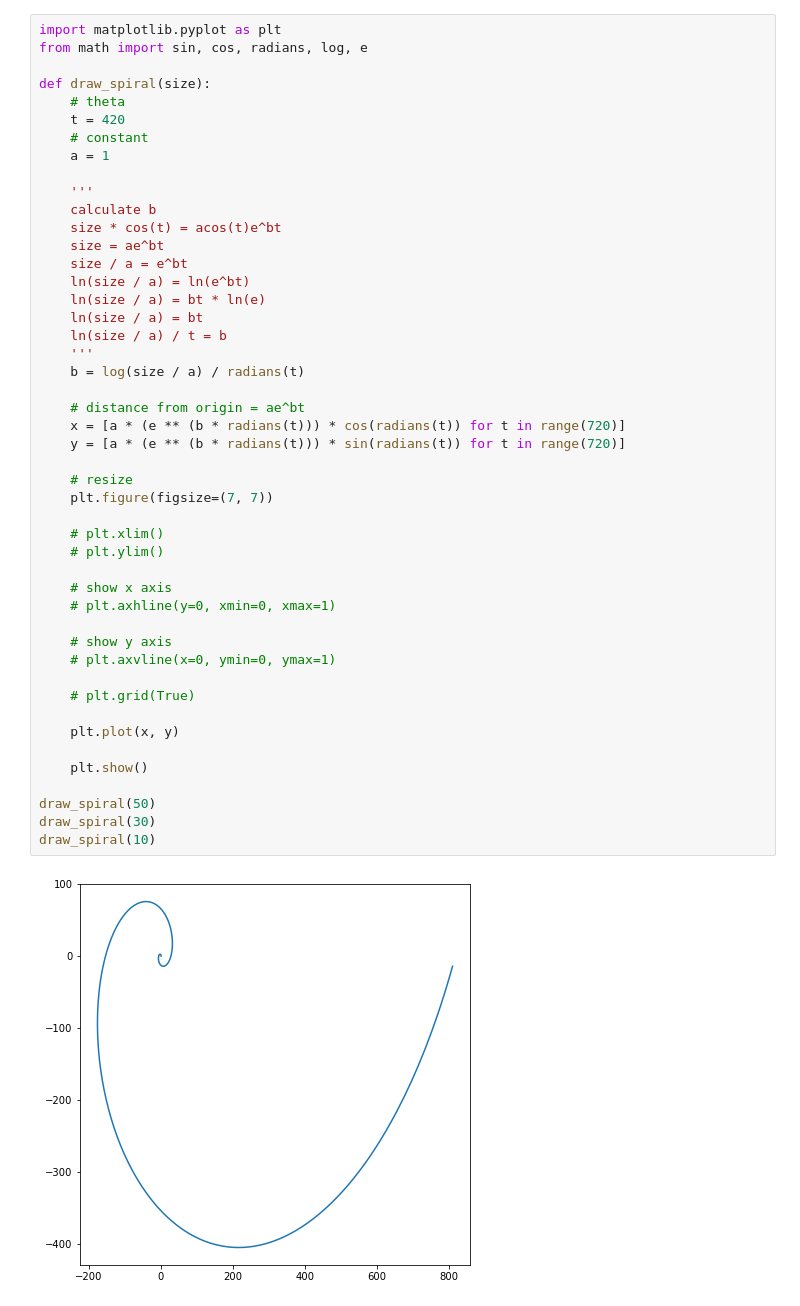
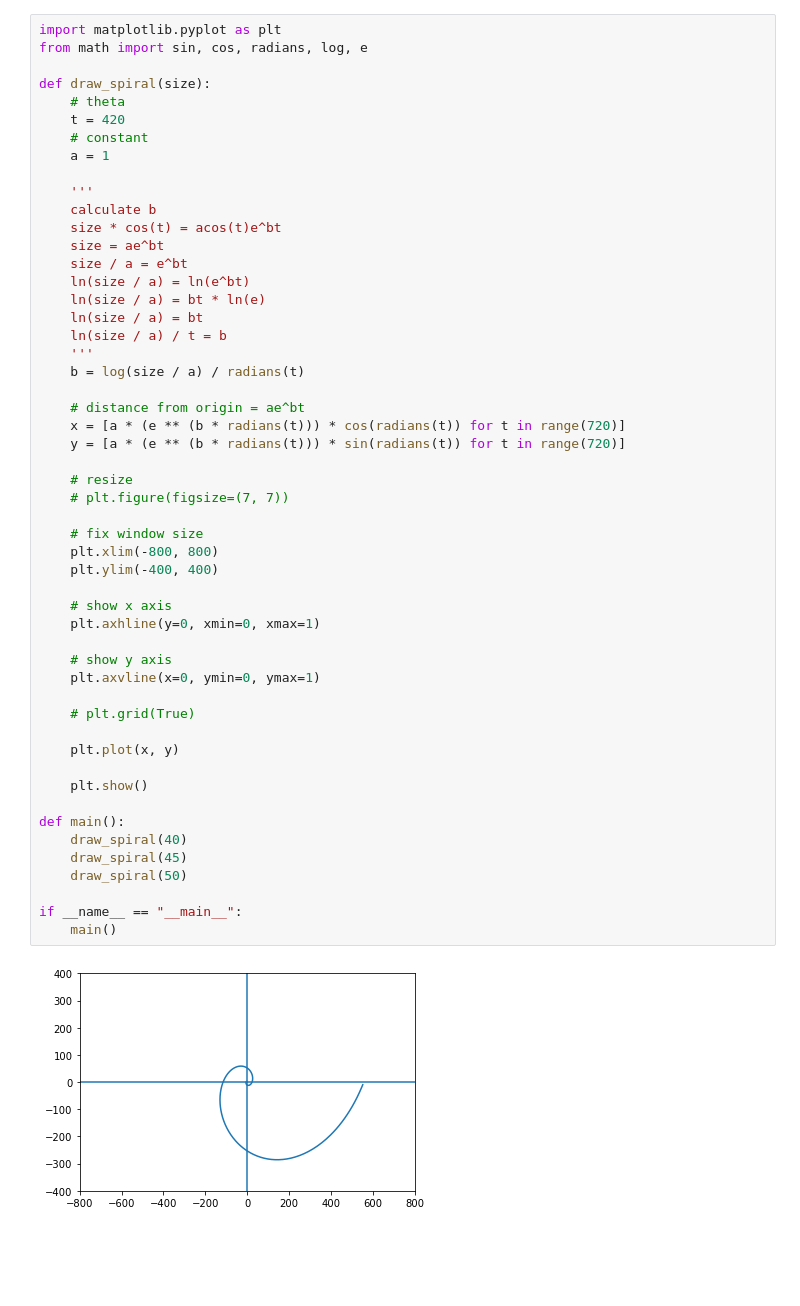
Before and after one commit to michaelkirschbaum/spiral, a Jupyter notebook: spiral.ipynb, the cells around one changed output. Cells and saved outputs as stored; diff of their text form; blank space fills up the shorter version.

Commit message:
add main

```diff
--- a/spiral.ipynb
+++ b/spiral.ipynb
@@ -11,39 +11,44 @@ def draw_spiral(size):
     '''
     calculate b
     size * cos(t) = acos(t)e^bt
     size = ae^bt
     size / a = e^bt
     ln(size / a) = ln(e^bt)
     ln(size / a) = bt * ln(e)
     ln(size / a) = bt
     ln(size / a) / t = b
     '''
     b = log(size / a) / radians(t)
 
     # distance from origin = ae^bt
     x = [a * (e ** (b * radians(t))) * cos(radians(t)) for t in range(720)]
     y = [a * (e ** (b * radians(t))) * sin(radians(t)) for t in range(720)]
 
     # resize
-    plt.figure(figsize=(7, 7))
+    # plt.figure(figsize=(7, 7))
 
-    # plt.xlim()
-    # plt.ylim()
+    # fix window size
+    plt.xlim(-800, 800)
+    plt.ylim(-400, 400)
 
     # show x axis
-    # plt.axhline(y=0, xmin=0, xmax=1)
+    plt.axhline(y=0, xmin=0, xmax=1)
 
     # show y axis
-    # plt.axvline(x=0, ymin=0, ymax=1)
+    plt.axvline(x=0, ymin=0, ymax=1)
 
     # plt.grid(True)
 
     plt.plot(x, y)
 
     plt.show()
 
-draw_spiral(50)
-draw_spiral(30)
-draw_spiral(10)
+def main():
+    draw_spiral(40)
+    draw_spiral(45)
+    draw_spiral(50)
+
+if __name__ == "__main__":
+    main()
 # %% [output]
-[figure, old version]
+[figure, new version]
```
Also changed, not shown: parts of 1 cell of this notebook.
